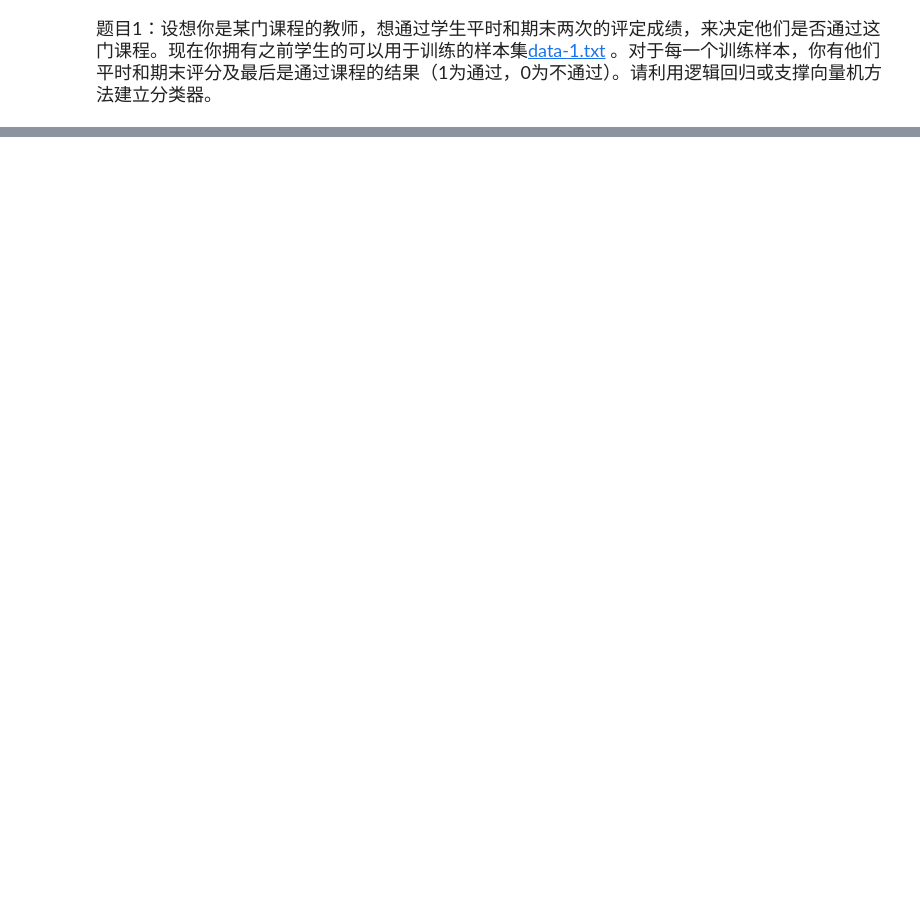
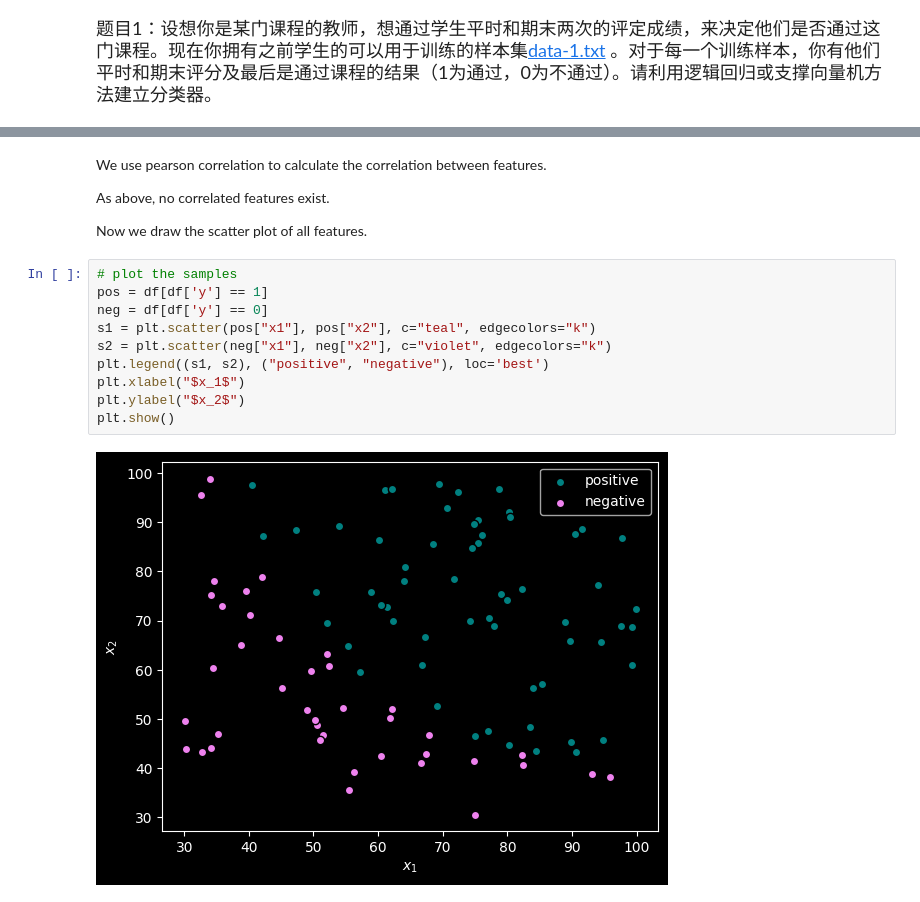
Before and after one commit to JHW5981/MISC, a Jupyter notebook: machine_learning/240309.ipynb, the cells around one changed output, grey strips where cells are left out. Saved outputs shown, nothing was run; the diff lists cells and outputs as text; blank space fills up the shorter version.

```diff
--- a/machine_learning/240309.ipynb
+++ b/machine_learning/240309.ipynb
@@ -80,0 +101,18 @@ plt.show()
+# %% [markdown]
+We use pearson correlation to calculate the correlation between features.
+
+As above, no correlated features exist.
+
+Now we draw the scatter plot of all features.
+# %%
+# plot the samples
+pos = df[df['y'] == 1]
+neg = df[df['y'] == 0]
+s1 = plt.scatter(pos["x1"], pos["x2"], c="teal", edgecolors="k")
+s2 = plt.scatter(neg["x1"], neg["x2"], c="violet", edgecolors="k")
+plt.legend((s1, s2), ("positive", "negative"), loc='best')
+plt.xlabel("$x_1$")
+plt.ylabel("$x_2$")
+plt.show()
+# %% [output]
+[figure, added]
```
Also changed, not shown: parts of 13 cells of this notebook.
